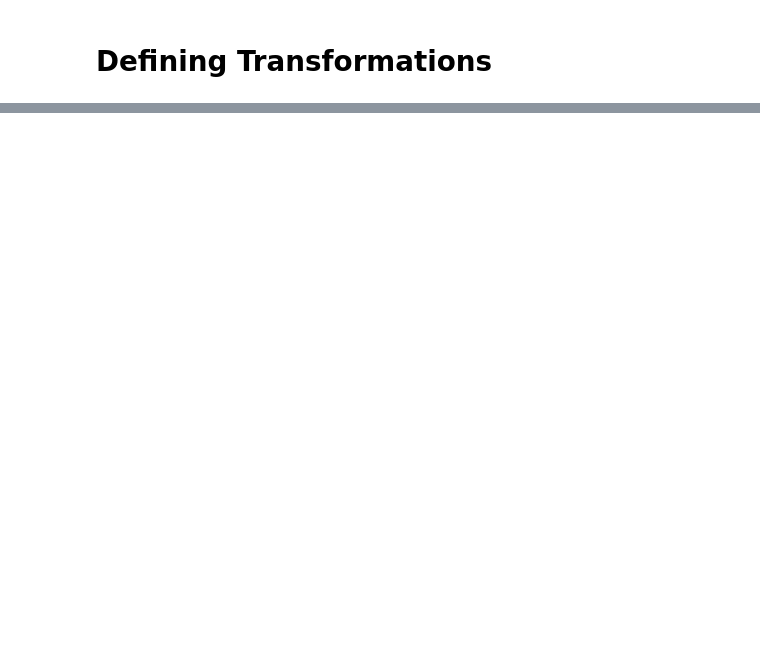
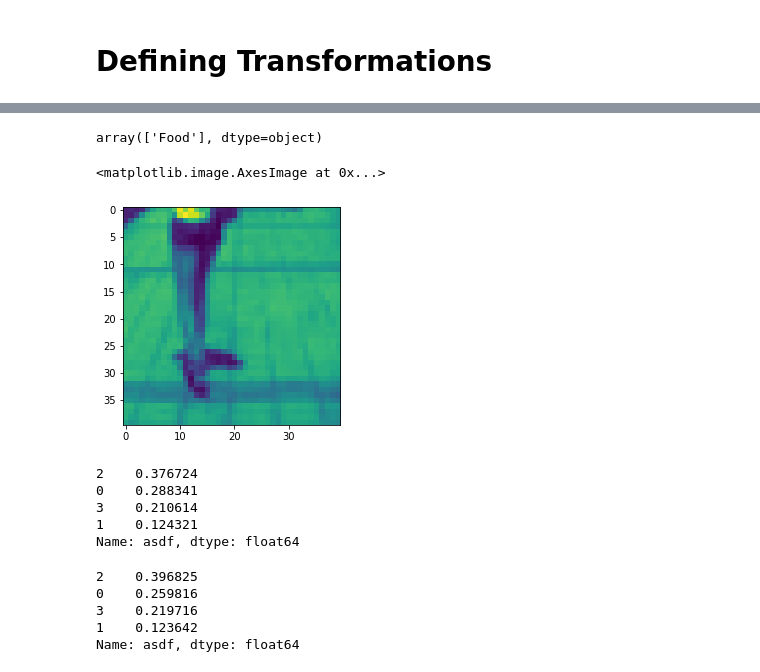
Before and after one commit to akuma527/IProjects, a Jupyter notebook: Auto-tag Images/notebooks/PyTorch_Model.ipynb, the cells around one changed output, grey strips where cells are left out. Drawn from its saved outputs; the diff is of its cells as text; code cells hidden in the pictures; blank space fills up the shorter version.

```diff
--- a/Auto-tag Images/notebooks/PyTorch_Model.ipynb
+++ b/Auto-tag Images/notebooks/PyTorch_Model.ipynb
@@ -233,11 +233,11 @@ from torchvision import transforms
 # Define train transforms
 train_transforms = transforms.Compose([
     transforms.RandomRotation(30),
-    transforms.RandomResizedCrop(40),
+    transforms.RandomResizedCrop(224),
     transforms.RandomHorizontalFlip(),
     transforms.ToTensor(),
-    transforms.Normalize([0.5, 0.5, 0.5],  # 3 channels (RGB) for colored images
-                         [0.5, 0.5, 0.5])
+    transforms.Normalize([0.5, 0.5, 0.5],  # Mean for 3 channels (RGB) for colored images
+                         [0.5, 0.5, 0.5])  # Std for 3 channels
 ])
 
 # Define test transforms
@@ -262,9 +262,9 @@ partial_train_ds, valid_ds = random_split(train_data, [train_size, valid_size])
 from torch.utils.data import DataLoader
 
 # replace XX and YY with batch_size and number of workers, respectively
-train_loader = DataLoader(partial_train_ds, batch_size=256, shuffle=True)
-valid_loader = DataLoader(valid_ds, batch_size=256, shuffle=True)
-test_loader = DataLoader(test_data, batch_size=256, num_workers=8)
+train_loader = DataLoader(partial_train_ds, batch_size=64, shuffle=True)
+valid_loader = DataLoader(valid_ds, batch_size=64, shuffle=True)
+test_loader = DataLoader(test_data, batch_size=64, num_workers=8)
 # %%
 from tqdm import tqdm_notebook
 # %%
@@ -351,0 +348,31 @@ Accuracy of the network on the images Training accuracy: 56.68616798997075
+# %%
+la.inverse_transform(train_loader.dataset[3]['Y'])
+# %% [output]
+array(['Food'], dtype=object)
+# %%
+plt.imshow(train_loader.dataset[3]['X'][1,:])
+# %% [output]
+<matplotlib.image.AxesImage at 0x...>
+[figure, added]
+# %%
+k=[i['Y'] for i in train_loader.dataset]
+p = [i[0] for i in k]
+kk=pd.DataFrame(p, columns=['asdf'])
+kk['asdf'].value_counts()/len(kk)
+# %% [output]
+2    0.376724
+0    0.288341
+3    0.210614
+1    0.124321
+Name: asdf, dtype: float64
+# %%
+k=[i['Y'] for i in valid_loader.dataset]
+p = [i[0] for i in k]
+kk=pd.DataFrame(p, columns=['asdf'])
+kk['asdf'].value_counts()/len(kk)
+# %% [output]
+2    0.396825
+0    0.259816
+3    0.219716
+1    0.123642
+Name: asdf, dtype: float64
```
Also changed, not shown: parts of 9 cells of this notebook.
